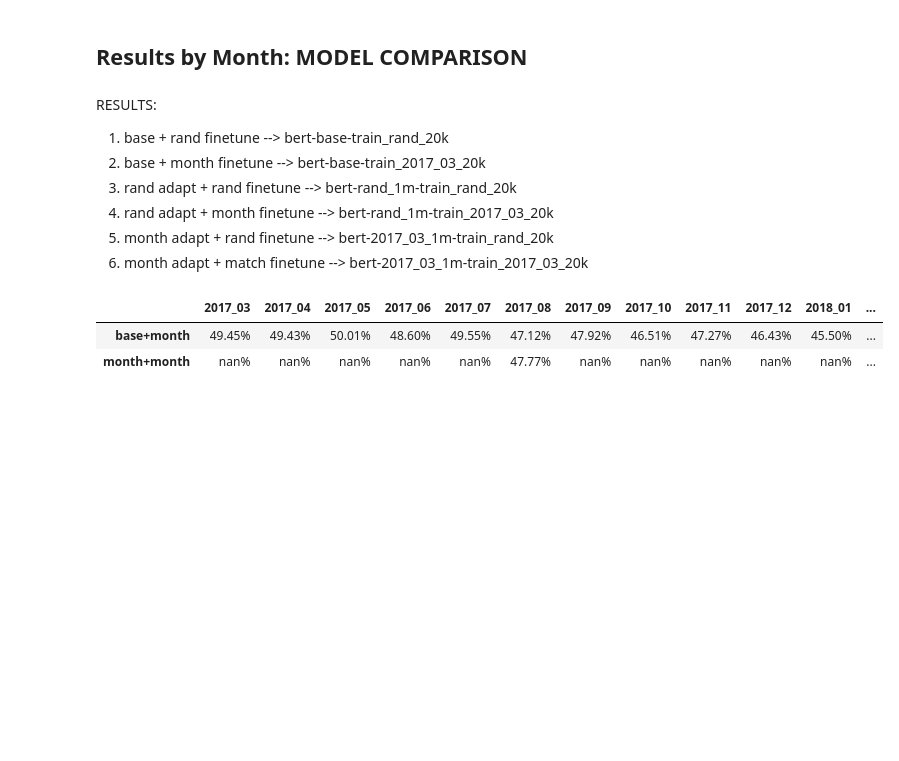
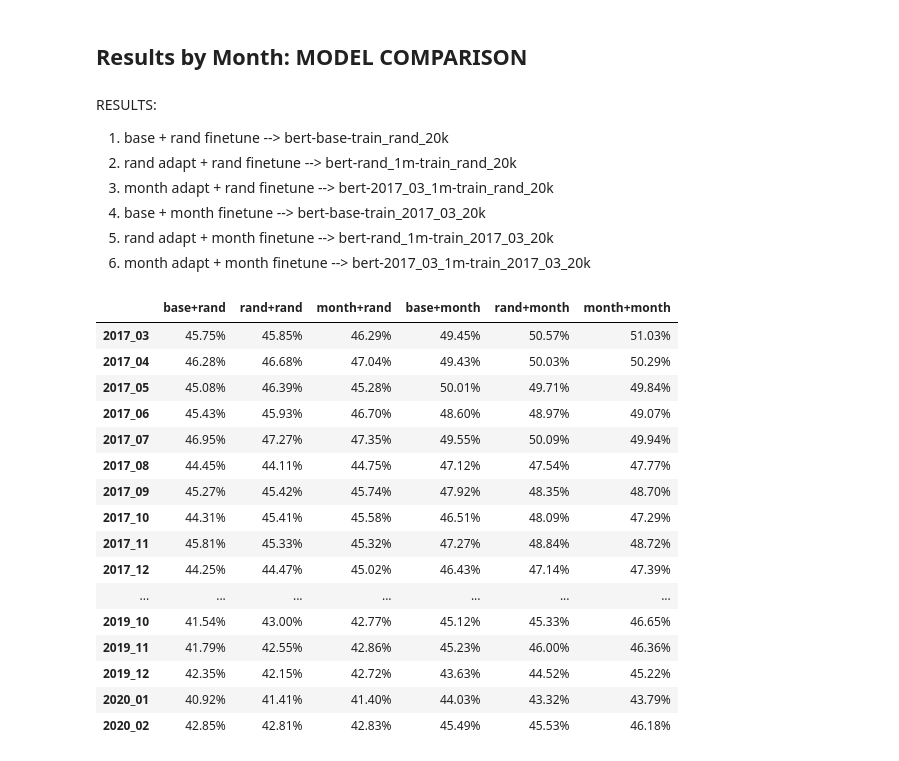
Before and after one commit to paul-rottger/temporal-adaptation, a Jupyter notebook: 4_evaluation/classification/evaluate_classification_results.ipynb, the cells around one changed output. Drawn from its saved outputs; the diff is of its cells as text; code cells hidden in the pictures; blank space fills up the shorter version.

```diff
--- a/4_evaluation/classification/evaluate_classification_results.ipynb
+++ b/4_evaluation/classification/evaluate_classification_results.ipynb
@@ -613,10 +619,33 @@ plot_F1_monthly('macro', 'shift+2')
 # %% [markdown]
 ## Results by Month: MODEL COMPARISON
+# %%
+%%time
+
+results = {}
+directory = '../../0_results/reddit/classification/month-models'
+
+for foldername in ["base", "match", "ada-rand", "train-rand"]:
+    for filename in os.listdir(os.path.join(directory, foldername)):
+        if filename.endswith(".csv"):
+            results[os.path.splitext(filename)[0]] = pd.read_csv(os.path.join(directory, foldername, filename))
+
+
+# calculate f1
+F1_TYPE = 'macro'
+
+scores = {}
+
+for key in results :
+    scores[key] = f1_score(results[key]['label'], results[key]['prediction'], average=F1_TYPE)
+
+month_scores = {}
+for test_month in sorted(pd.unique(pd.Series(scores.keys()).apply(lambda x: re.search(r'(.*?)20k-(.*)', x).group(2)))):
+    month_scores[test_month] = { model: scores[model] for model in scores if (test_month in model.lower())}
 # %% [markdown]
 RESULTS:
 1) base + rand finetune --> bert-base-train_rand_20k
-2) base + month finetune --> bert-base-train_2017_03_20k
-3) rand adapt + rand finetune --> bert-rand_1m-train_rand_20k
-4) rand adapt + month finetune --> bert-rand_1m-train_2017_03_20k
-5) month adapt + rand finetune --> bert-2017_03_1m-train_rand_20k
-6) month adapt + match finetune --> bert-2017_03_1m-train_2017_03_20k
+2) rand adapt + rand finetune --> bert-rand_1m-train_rand_20k
+3) month adapt + rand finetune --> bert-2017_03_1m-train_rand_20k
+4) base + month finetune --> bert-base-train_2017_03_20k
+5) rand adapt + month finetune --> bert-rand_1m-train_2017_03_20k
+6) month adapt + month finetune --> bert-2017_03_1m-train_2017_03_20k
@@ -644,21 +652,37 @@ for test_month in sorted(pd.unique(pd.Series(scores.keys()).apply(lambda x: re.s
 # %%
 filter_scores = {}
 for test_month in month_scores:
     filter_list = {"bert-base-train_rand_20k": "base+rand",
                    f"bert-base-train_{re.search(r'(.*?)_(.*?)_5k', test_month).group(2)}_20k": "base+month",
                    "bert-rand_1m-train_rand_20k": "rand+rand",
                    f"bert-rand_1m-train_{re.search(r'(.*?)_(.*?)_5k', test_month).group(2)}_20k": "rand+month",
-                   f"bert-{re.search(r'(.*?)_(.*?)_5k', test_month).group(2)}_1m-train_rand": "month+rand",
+                   f"bert-{re.search(r'(.*?)_(.*?)_5k', test_month).group(2)}_1m-train_rand_20k": "month+rand",
                    f"bert-{re.search(r'(.*?)_(.*?)_5k', test_month).group(2)}_1m-train_{re.search(r'(.*?)_(.*?)_5k', test_month).group(2)}_20k": "month+month"}
 
     filter_scores[f"{re.search(r'test_(.*?)_5k',test_month).group(1)}"] = \
     {filter_list[f"{re.search(r'(.*?)-test(.*)', model).group(1)}"]: scores[model] for model in month_scores[test_month] if any(fil in model for fil in filter_list.keys())}
 
 month_results_df = pd.DataFrame.from_dict(filter_scores, orient = "index")
 #month_results_df.index.rename('test_month', inplace=True)
 
-month_results_df.style.background_gradient(cmap=cm, axis = 0 ).format('{0:,.2%}')
+month_results_df = month_results_df[['base+rand', 'rand+rand', 'month+rand', 'base+month', 'rand+month', 'month+month']]
+
+month_results_df.style.background_gradient(cmap=cm, axis = 1 ).format('{0:,.2%}')
 # %% [output]
-|  | 2017_03 | 2017_04 | 2017_05 | 2017_06 | 2017_07 | 2017_08 | 2017_09 | 2017_10 | 2017_11 | 2017_12 | 2018_01 | ... |
-| base+month | 49.45% | 49.43% | 50.01% | 48.60% | 49.55% | 47.12% | 47.92% | 46.51% | 47.27% | 46.43% | 45.50% | ... |
-| month+month | nan% | nan% | nan% | nan% | nan% | 47.77% | nan% | nan% | nan% | nan% | nan% | ... |
+|  | base+rand | rand+rand | month+rand | base+month | rand+month | month+month |
+| 2017_03 | 45.75% | 45.85% | 46.29% | 49.45% | 50.57% | 51.03% |
+| 2017_04 | 46.28% | 46.68% | 47.04% | 49.43% | 50.03% | 50.29% |
+| 2017_05 | 45.08% | 46.39% | 45.28% | 50.01% | 49.71% | 49.84% |
+| 2017_06 | 45.43% | 45.93% | 46.70% | 48.60% | 48.97% | 49.07% |
+| 2017_07 | 46.95% | 47.27% | 47.35% | 49.55% | 50.09% | 49.94% |
+| 2017_08 | 44.45% | 44.11% | 44.75% | 47.12% | 47.54% | 47.77% |
+| 2017_09 | 45.27% | 45.42% | 45.74% | 47.92% | 48.35% | 48.70% |
+| 2017_10 | 44.31% | 45.41% | 45.58% | 46.51% | 48.09% | 47.29% |
+| 2017_11 | 45.81% | 45.33% | 45.32% | 47.27% | 48.84% | 48.72% |
+| 2017_12 | 44.25% | 44.47% | 45.02% | 46.43% | 47.14% | 47.39% |
+| ... | ... | ... | ... | ... | ... | ... |
+| 2019_10 | 41.54% | 43.00% | 42.77% | 45.12% | 45.33% | 46.65% |
+| 2019_11 | 41.79% | 42.55% | 42.86% | 45.23% | 46.00% | 46.36% |
+| 2019_12 | 42.35% | 42.15% | 42.72% | 43.63% | 44.52% | 45.22% |
+| 2020_01 | 40.92% | 41.41% | 41.40% | 44.03% | 43.32% | 43.79% |
+| 2020_02 | 42.85% | 42.81% | 42.83% | 45.49% | 45.53% | 46.18% |
```
Also changed, not shown: parts of 6 cells of this notebook, 2 other files.
